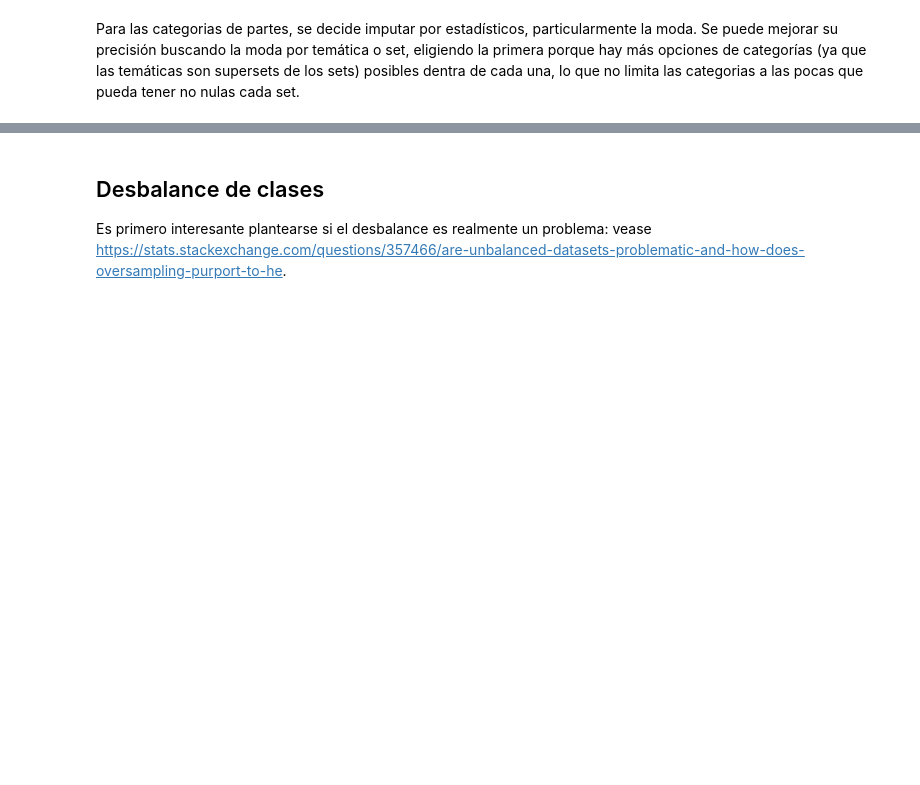
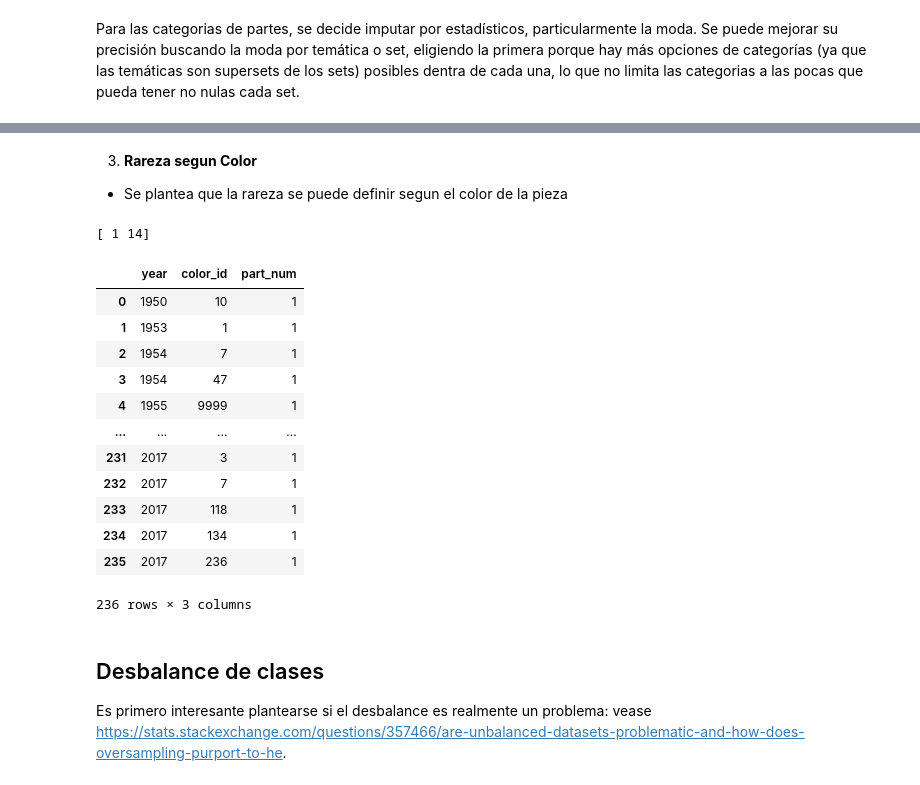
Before and after one commit to matias-herreros/ADD_Lego, a Jupyter notebook: EDA.ipynb, the cells around one changed output, grey strips where cells are left out. Drawn from its saved outputs; the diff is of its cells as text; code cells hidden in the pictures; blank space fills up the shorter version.

```diff
--- a/EDA.ipynb
+++ b/EDA.ipynb
@@ -553,3 +626,33 @@ dtype: bool
+# %% [markdown]
+3. **Rareza segun Color**
+* Se plantea que la rareza se puede definir segun el color de la pieza
+# %%
+partNumColorYear = data.groupby(['year','part_num'])[['color_id']].value_counts()
+partNumColorYear = partNumColorYear.reset_index()
+# partNumColorYear
+partNumColorYearMin = partNumColorYear.groupby(['year', 'color_id'])['part_num'].nunique().reset_index()
+
+min_counts_color = partNumColorYearMin.groupby('year')['part_num'].min().reset_index()
+
+partNumColorYearMin = pd.merge(partNumColorYearMin, min_counts_color, on=['year', 'part_num'])
+print(partNumColorYearMin['part_num'].unique())
+
+partNumColorYearMin
+# %% [output]
+[ 1 14]
+|  | year | color_id | part_num |
+| 0 | 1950 | 10 | 1 |
+| 1 | 1953 | 1 | 1 |
+| 2 | 1954 | 7 | 1 |
+| 3 | 1954 | 47 | 1 |
+| 4 | 1955 | 9999 | 1 |
+| ... | ... | ... | ... |
+| 231 | 2017 | 3 | 1 |
+| 232 | 2017 | 7 | 1 |
+| 233 | 2017 | 118 | 1 |
+| 234 | 2017 | 134 | 1 |
+| 235 | 2017 | 236 | 1 |
+236 rows × 3 columns
 # %% [markdown]
 ## Desbalance de clases
 
```
Also changed, not shown: parts of 12 cells of this notebook.
